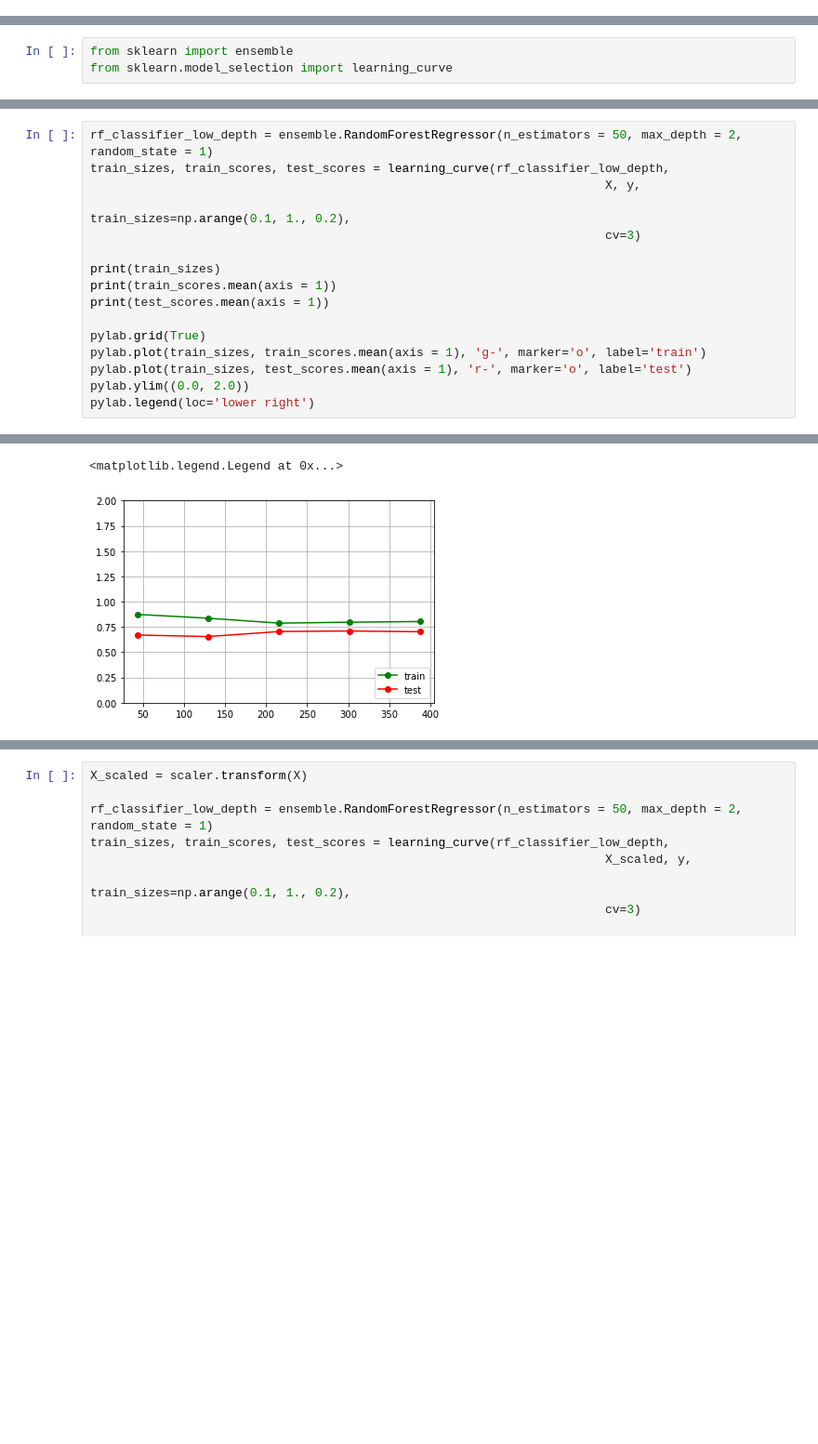
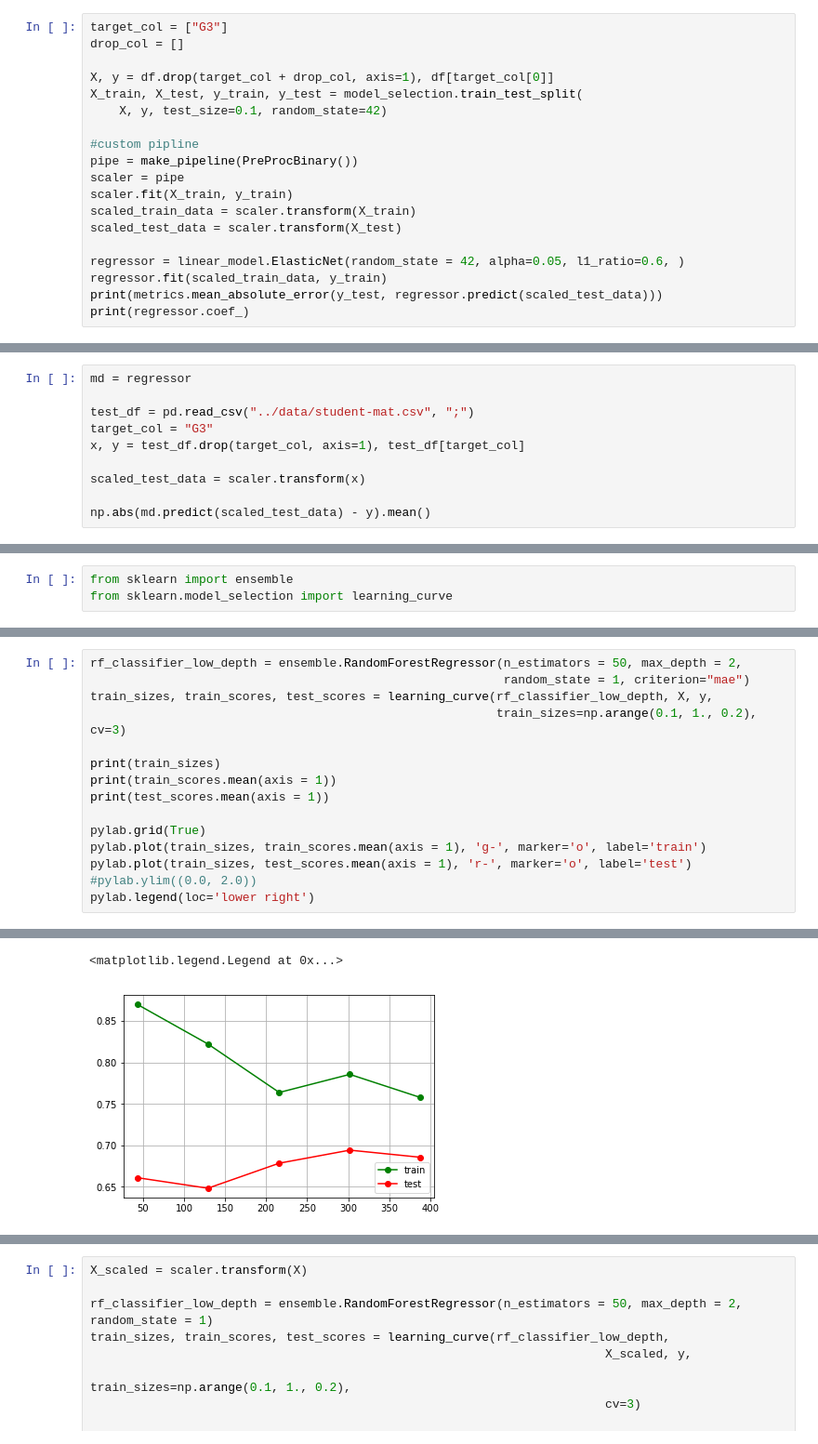
Before and after one commit to EugeneRumynskiy/Students-Alchohol, a Jupyter notebook: prototyping/Tuning_Predictions_v1.ipynb, the cells around one changed output, grey strips where cells are left out. Shown at 93% size. Drawn from its saved outputs; the diff is of its cells as text; blank space fills up the shorter version.

Commit message:
Added tuning_predictions_v2, new model beed selected

```diff
--- a/prototyping/Tuning_Predictions.ipynb
+++ b/prototyping/Tuning_Predictions_v1.ipynb
@@ -98,0 +454,19 @@ print(regressor.coef_)
+# %%
+target_col = ["G3"]
+drop_col = []
+
+X, y = df.drop(target_col + drop_col, axis=1), df[target_col[0]]
+X_train, X_test, y_train, y_test = model_selection.train_test_split(
+    X, y, test_size=0.1, random_state=42)
+
+#custom pipline
+pipe = make_pipeline(PreProcBinary())
+scaler = pipe
+scaler.fit(X_train, y_train)
+scaled_train_data = scaler.transform(X_train)
+scaled_test_data = scaler.transform(X_test)
+
+regressor = linear_model.ElasticNet(random_state = 42, alpha=0.05, l1_ratio=0.6, )
+regressor.fit(scaled_train_data, y_train)
+print(metrics.mean_absolute_error(y_test, regressor.predict(scaled_test_data)))
+print(regressor.coef_)
@@ -98,0 +569,10 @@ print(regressor.coef_)
+# %%
+md = regressor
+
+test_df = pd.read_csv("../data/student-mat.csv", ";")
+target_col = "G3"
+x, y = test_df.drop(target_col, axis=1), test_df[target_col]
+
+scaled_test_data = scaler.transform(x)
+
+np.abs(md.predict(scaled_test_data) - y).mean()
@@ -102,9 +613,8 @@ from sklearn.model_selection import learning_curve
 # %%
-rf_classifier_low_depth = ensemble.RandomForestRegressor(n_estimators = 50, max_depth = 2, random_state = 1)
-train_sizes, train_scores, test_scores = learning_curve(rf_classifier_low_depth,
-                                                                       X, y,
-                                                                       train_sizes=np.arange(0.1, 1., 0.2),
-                                                                       cv=3)
+rf_classifier_low_depth = ensemble.RandomForestRegressor(n_estimators = 50, max_depth = 2,
+                                                         random_state = 1, criterion="mae")
+train_sizes, train_scores, test_scores = learning_curve(rf_classifier_low_depth, X, y,
+                                                        train_sizes=np.arange(0.1, 1., 0.2), cv=3)
 
 print(train_sizes)
 print(train_scores.mean(axis = 1))
@@ -113,7 +623,7 @@ print(test_scores.mean(axis = 1))
 pylab.grid(True)
 pylab.plot(train_sizes, train_scores.mean(axis = 1), 'g-', marker='o', label='train')
 pylab.plot(train_sizes, test_scores.mean(axis = 1), 'r-', marker='o', label='test')
-pylab.ylim((0.0, 2.0))
+#pylab.ylim((0.0, 2.0))
 pylab.legend(loc='lower right')
 # %% [output]
 [ 43 129 216 302 388]
@@ -122,2 +632,2 @@ pylab.legend(loc='lower right')
 <matplotlib.legend.Legend at 0x...>
-[figure, old version]
+[figure, new version]
```
Also changed, not shown: parts of 60 cells of this notebook, 7 other files.
